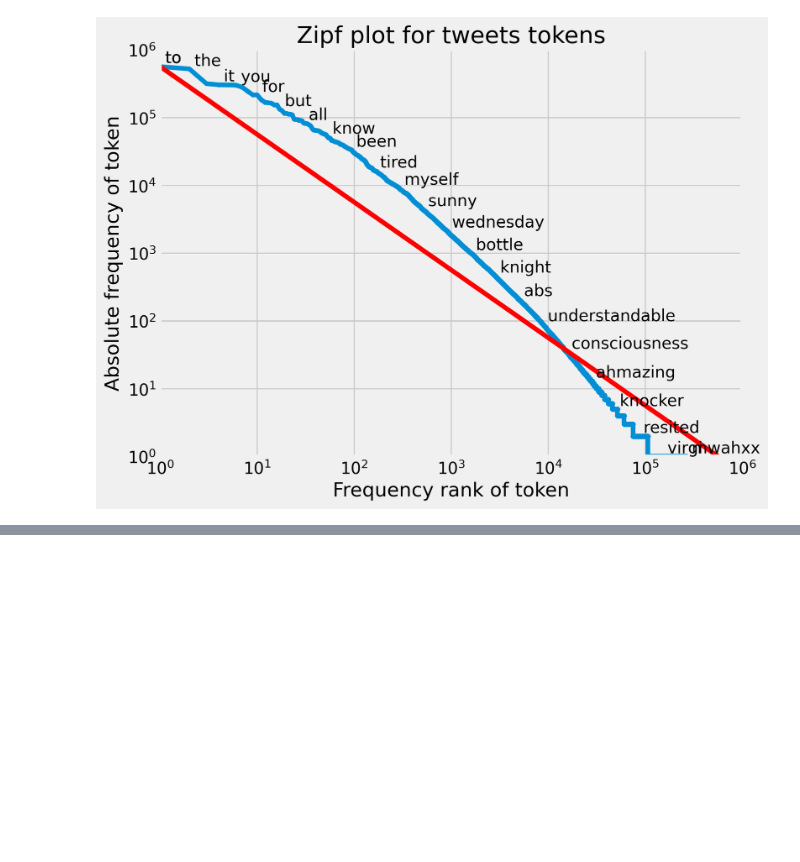
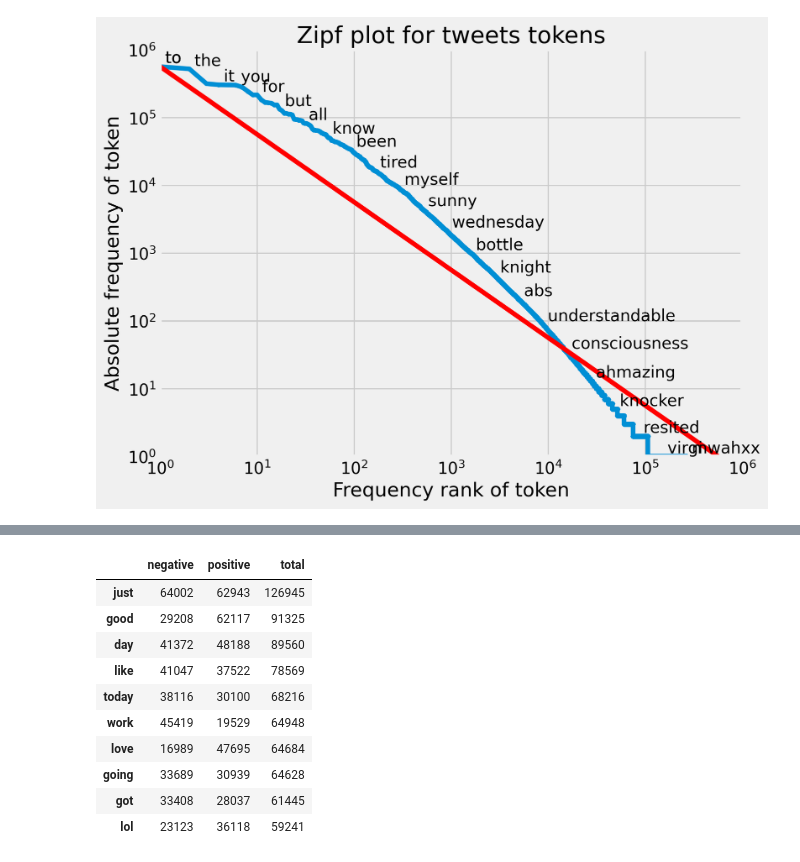
Before and after one commit to Zahra-Farsi/Searchable-Encryption, a Jupyter notebook: Searchable_Encryption_Sentiment_Analysis.ipynb, the cells around one changed output, grey strips where cells are left out. Saved outputs shown, nothing was run; the diff lists cells and outputs as text; code cells hidden in the pictures; blank space fills up the shorter version.

```diff
--- a/Searchable_Encryption_Sentiment_Analysis.ipynb
+++ b/Searchable_Encryption_Sentiment_Analysis.ipynb
@@ -424,0 +427,4 @@ term_freq_df = pd.read_csv("/content/drive/MyDrive/bachelor project/term_freq_df
+# %%
+from sklearn.feature_extraction.text import CountVectorizer
+cvec = CountVectorizer(stop_words='english',max_features=10000)
+cvec.fit(my_df.text)
@@ -424,0 +479,19 @@ term_freq_df = pd.read_csv("/content/drive/MyDrive/bachelor project/term_freq_df
+# %%
+neg = np.sum(neg_tf,axis=0)
+pos = np.sum(pos_tf,axis=0)
+term_freq_df2 = pd.DataFrame([neg,pos],columns=cvec.get_feature_names_out()).transpose()
+term_freq_df2.columns = ['negative', 'positive']
+term_freq_df2['total'] = term_freq_df2['negative'] + term_freq_df2['positive']
+term_freq_df2.sort_values(by='total', ascending=False).iloc[:10]
+# %% [output]
+|  | negative | positive | total |
+| just | 64002 | 62943 | 126945 |
+| good | 29208 | 62117 | 91325 |
+| day | 41372 | 48188 | 89560 |
+| like | 41047 | 37522 | 78569 |
+| today | 38116 | 30100 | 68216 |
+| work | 45419 | 19529 | 64948 |
+| love | 16989 | 47695 | 64684 |
+| going | 33689 | 30939 | 64628 |
+| got | 33408 | 28037 | 61445 |
+| lol | 23123 | 36118 | 59241 |
```
Also changed, not shown: parts of 8 cells of this notebook.
